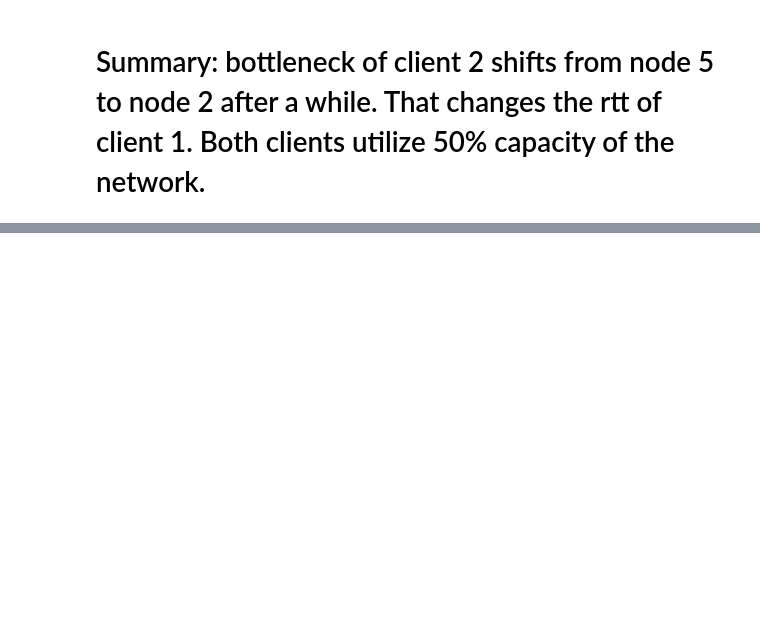
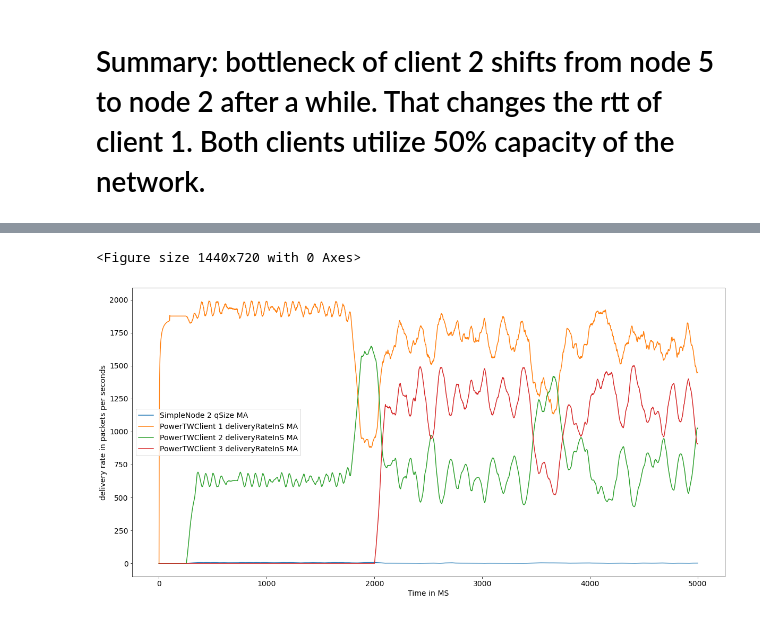
Before and after one commit to adhocmaster/pyns, a Jupyter notebook: scenarios/3-client-all-power-long.ipynb, the cells around one changed output, grey strips where cells are left out. Saved outputs shown, nothing was run; the diff lists cells and outputs as text; code cells hidden in the pictures; blank space fills up the shorter version.

```diff
--- a/scenarios/3-client-all-power-long.ipynb
+++ b/scenarios/3-client-all-power-long.ipynb
@@ -138,0 +194,9 @@ analyzer.createBinnedChartForNodeVsClient(filteredNodes, ['qSize'], [client2], [
+# %%
+analyzer.createMovingAverageChartForNodeVsClient(filteredNodes, ['qSize'], clients, ['deliveryRateInS'],
+                                                 figsize=(20, 10),
+                                                 start=0, end=None,
+                                                 xlabel="Time in MS", ylabel="delivery rate in packets per seconds",
+                                                 windowSize=100, includeOriginal=False)
+# %% [output]
+<Figure size 1440x720 with 0 Axes>
+[figure, added]
```
Also changed, not shown: parts of 15 cells of this notebook, 9 other files.
